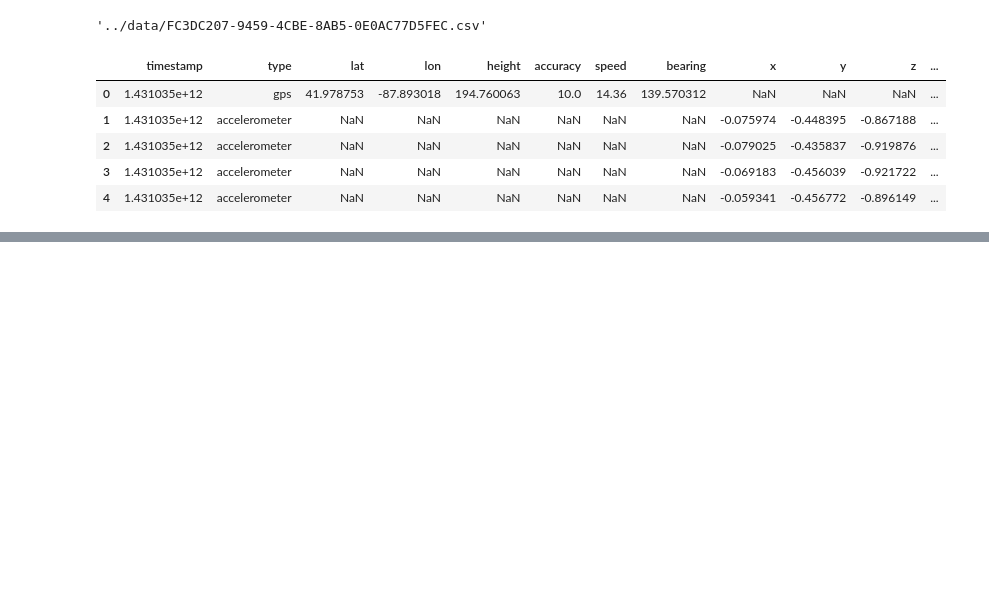
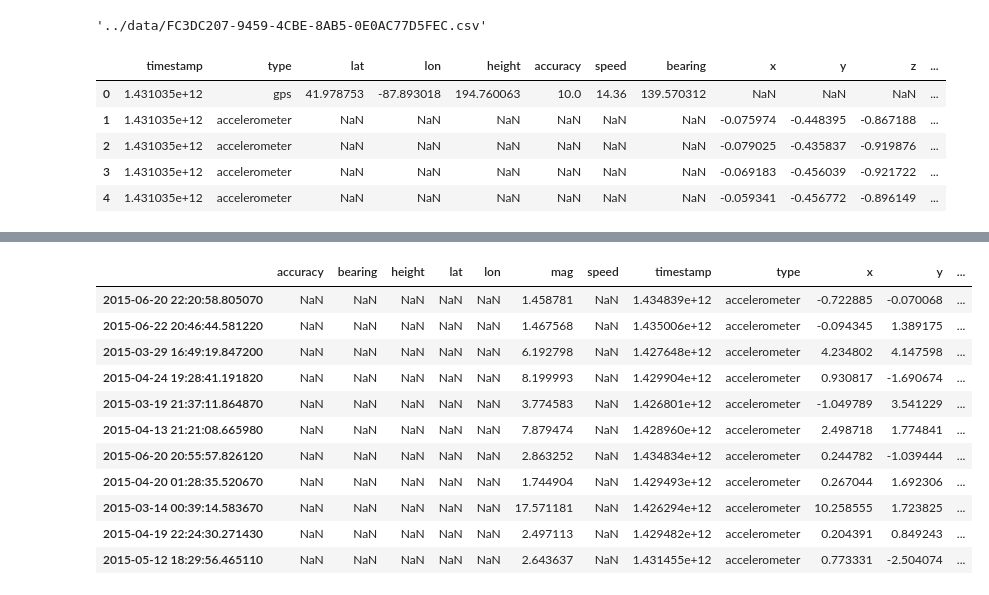
Before and after one commit to scottclay/Crash_Detection, a Jupyter notebook: notebooks/06.ipynb, the cells around one changed output, grey strips where cells are left out. Saved outputs shown, nothing was run; the diff lists cells and outputs as text; code cells hidden in the pictures; blank space fills up the shorter version.

```diff
--- a/notebooks/06.ipynb
+++ b/notebooks/06.ipynb
@@ -323,0 +326,15 @@ for i in range(0,len(event_cut.index)):
+# %%
+test.drop_duplicates(subset=['driver'],keep='first')
+# %% [output]
+|  | accuracy | bearing | height | lat | lon | mag | speed | timestamp | type | x | y | ... |
+| 2015-06-20 22:20:58.805070 | NaN | NaN | NaN | NaN | NaN | 1.458781 | NaN | 1.434839e+12 | accelerometer | -0.722885 | -0.070068 | ... |
+| 2015-06-22 20:46:44.581220 | NaN | NaN | NaN | NaN | NaN | 1.467568 | NaN | 1.435006e+12 | accelerometer | -0.094345 | 1.389175 | ... |
+| 2015-03-29 16:49:19.847200 | NaN | NaN | NaN | NaN | NaN | 6.192798 | NaN | 1.427648e+12 | accelerometer | 4.234802 | 4.147598 | ... |
+| 2015-04-24 19:28:41.191820 | NaN | NaN | NaN | NaN | NaN | 8.199993 | NaN | 1.429904e+12 | accelerometer | 0.930817 | -1.690674 | ... |
+| 2015-03-19 21:37:11.864870 | NaN | NaN | NaN | NaN | NaN | 3.774583 | NaN | 1.426801e+12 | accelerometer | -1.049789 | 3.541229 | ... |
+| 2015-04-13 21:21:08.665980 | NaN | NaN | NaN | NaN | NaN | 7.879474 | NaN | 1.428960e+12 | accelerometer | 2.498718 | 1.774841 | ... |
+| 2015-06-20 20:55:57.826120 | NaN | NaN | NaN | NaN | NaN | 2.863252 | NaN | 1.434834e+12 | accelerometer | 0.244782 | -1.039444 | ... |
+| 2015-04-20 01:28:35.520670 | NaN | NaN | NaN | NaN | NaN | 1.744904 | NaN | 1.429493e+12 | accelerometer | 0.267044 | 1.692306 | ... |
+| 2015-03-14 00:39:14.583670 | NaN | NaN | NaN | NaN | NaN | 17.571181 | NaN | 1.426294e+12 | accelerometer | 10.258555 | 1.723825 | ... |
+| 2015-04-19 22:24:30.271430 | NaN | NaN | NaN | NaN | NaN | 2.497113 | NaN | 1.429482e+12 | accelerometer | 0.204391 | 0.849243 | ... |
+| 2015-05-12 18:29:56.465110 | NaN | NaN | NaN | NaN | NaN | 2.643637 | NaN | 1.431455e+12 | accelerometer | 0.773331 | -2.504074 | ... |
```
Also changed, not shown: parts of 7 cells of this notebook, 1 other file.
